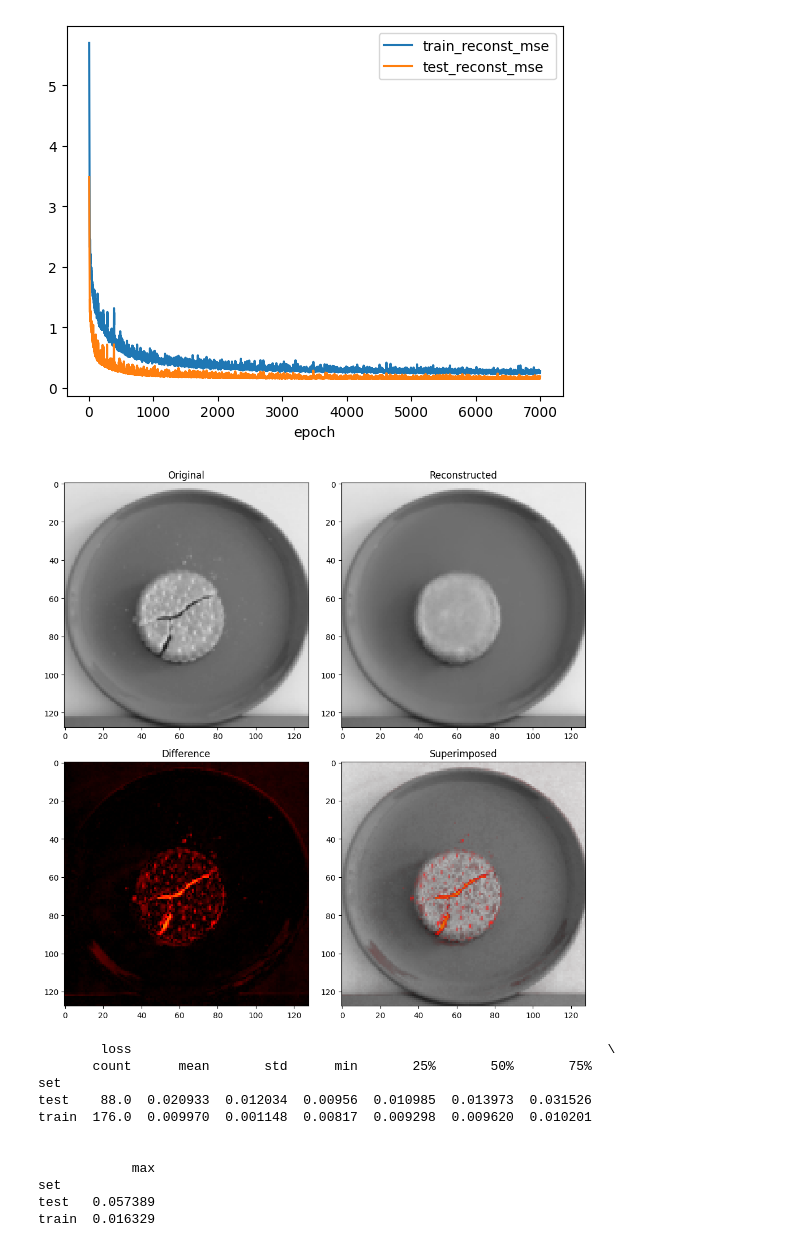
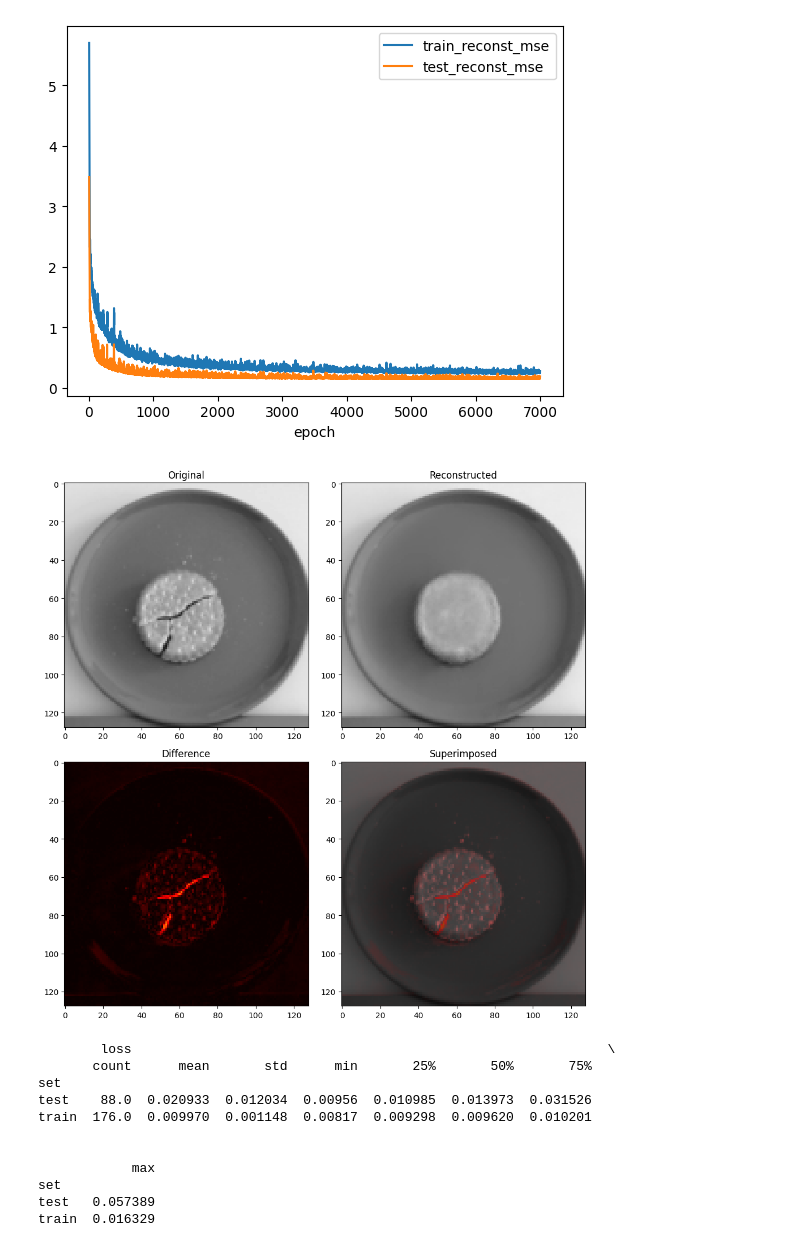
Before and after one commit to es-ude/anomaly-detection-demo, a Jupyter notebook: notebooks/cookies/anomaly_detection.ipynb, the cells around one changed output. Saved outputs shown, nothing was run; the diff lists cells and outputs as text; code cells hidden in the pictures.

Commit message:
add anomaly detector and remove custom color map and use cv2 instead

```diff
--- a/notebooks/cookies/anomaly_detection.ipynb
+++ b/notebooks/cookies/anomaly_detection.ipynb
@@ -44,23 +46,32 @@ _ = model.eval()
 # %%
 img_original, _ = cast(torch.Tensor, ds_test[70])
 with torch.no_grad():
     img_reconstr = cast(torch.Tensor, model(img_original))
 
 img_diff = (img_original - img_reconstr).abs()
 
 fig, axs = plt.subplots(nrows=2, ncols=2, figsize=(10, 10), tight_layout=True)
 
 def plot_image(ax, img: torch.Tensor, title: str, cmap: Any, alpha=1) -> None:
     ax.imshow(img.movedim(0, -1), cmap=cmap, vmin=0, vmax=1, alpha=alpha)
     ax.set_title(title)
 
+def plot_combined(ax) -> None:
+    original = (img_original.movedim(0, -1).numpy() * 255).astype(np.uint8)
+    original = cv2.cvtColor(original, cv2.COLOR_GRAY2RGB)
+    diff = (img_diff.movedim(0, -1).numpy() * 255).astype(np.uint8)
+    diff = cv2.applyColorMap(diff, cv2.COLORMAP_HOT)
+    diff = cv2.cvtColor(diff, cv2.COLOR_BGR2RGB)
+    combined = cv2.addWeighted(original, 0.4, diff, 0.6, 0)
+    ax.imshow(combined)
+    ax.set_title("Superimposed")
+
 plot_image(axs[0, 0], img_original, title="Original", cmap="gray")
 plot_image(axs[0, 1], img_reconstr, title="Reconstructed", cmap="gray")
-plot_image(axs[1, 0], img_diff, title="Difference", cmap=hot_cmap())
-plot_image(axs[1, 1], img_original, title="", cmap="grey")
-plot_image(axs[1, 1], img_diff, title="Superimposed", cmap=hot_cmap(use_alpha=True))
+plot_image(axs[1, 0], img_diff, title="Difference", cmap="hot")
+plot_combined(axs[1, 1])
 # %% [output]
-[figure, old version]
+[figure, new version]
 # %%
 data: dict[str, Any] = {"set": [], "idx": [], "loss": [], "label": []}
 
```
Also changed, not shown: parts of 1 cell of this notebook, 4 other files.
